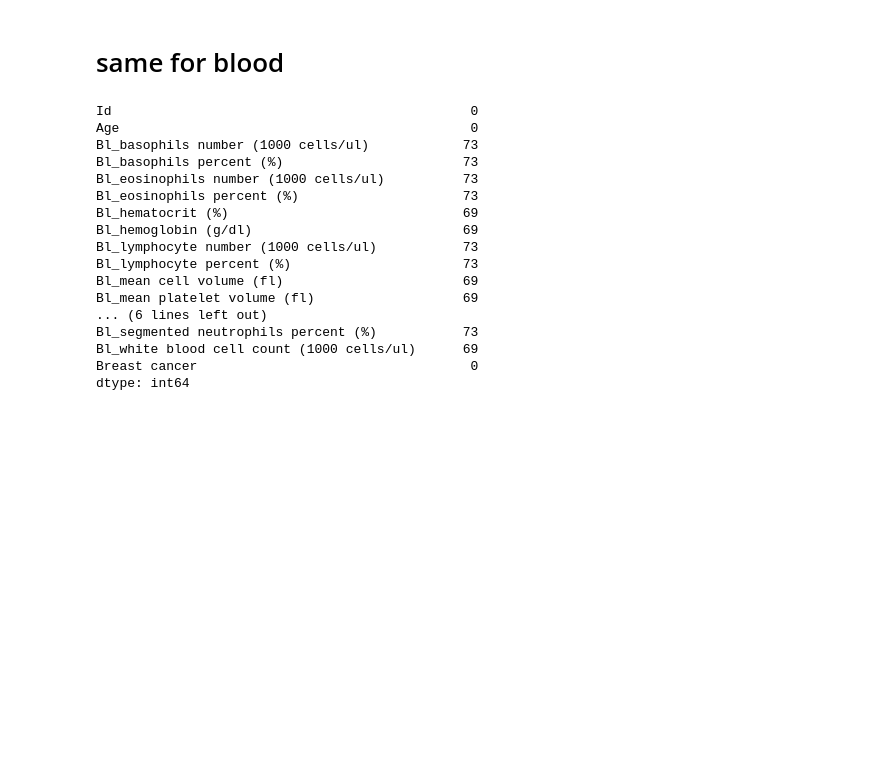
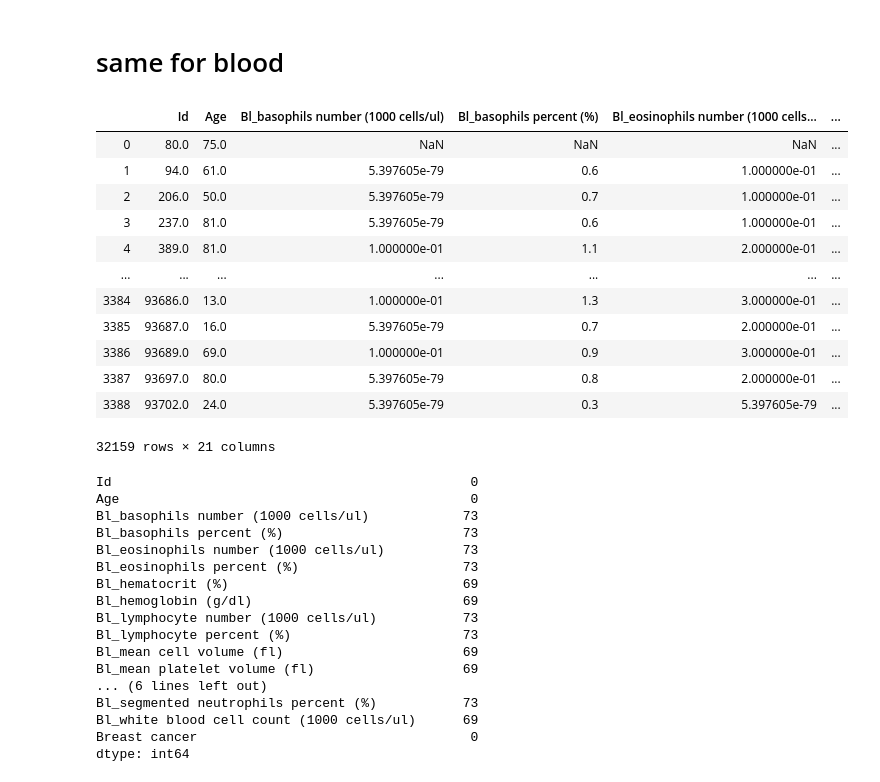
Before and after one commit to kutzkami/data-ber-10-19, a Jupyter notebook: module-3_projects/final-project/Breast Cancer Project/NHANES_ALL.ipynb, the cells around one changed output. Cells and saved outputs as stored; diff of their text form; code cells hidden in the pictures; blank space fills up the shorter version.

```diff
--- a/module-3_projects/final-project/Breast Cancer Project/NHANES_ALL.ipynb
+++ b/module-3_projects/final-project/Breast Cancer Project/NHANES_ALL.ipynb
@@ -523,6 +598,22 @@ for i in list(df.columns):
 df_bl_col.append('Breast cancer')
 
 df_bl = df[df_bl_col]
+# %%
+df_bl
+# %% [output]
+|  | Id | Age | Bl_basophils number (1000 cells/ul) | Bl_basophils percent (%) | Bl_eosinophils number (1000 cells... | ... |
+| 0 | 80.0 | 75.0 | NaN | NaN | NaN | ... |
+| 1 | 94.0 | 61.0 | 5.397605e-79 | 0.6 | 1.000000e-01 | ... |
+| 2 | 206.0 | 50.0 | 5.397605e-79 | 0.7 | 1.000000e-01 | ... |
+| 3 | 237.0 | 81.0 | 5.397605e-79 | 0.6 | 1.000000e-01 | ... |
+| 4 | 389.0 | 81.0 | 1.000000e-01 | 1.1 | 2.000000e-01 | ... |
+| ... | ... | ... | ... | ... | ... | ... |
+| 3384 | 93686.0 | 13.0 | 1.000000e-01 | 1.3 | 3.000000e-01 | ... |
+| 3385 | 93687.0 | 16.0 | 5.397605e-79 | 0.7 | 2.000000e-01 | ... |
+| 3386 | 93689.0 | 69.0 | 1.000000e-01 | 0.9 | 3.000000e-01 | ... |
+| 3387 | 93697.0 | 80.0 | 5.397605e-79 | 0.8 | 2.000000e-01 | ... |
+| 3388 | 93702.0 | 24.0 | 5.397605e-79 | 0.3 | 5.397605e-79 | ... |
+32159 rows × 21 columns
 # %%
 df_bl_bcancer = df_bl[df_bl['Breast cancer'] == 1]
 df_bl_nbcancer = df_bl[df_bl['Breast cancer'] == 0]
```
Also changed, not shown: parts of 15 cells of this notebook, 6 other files.
